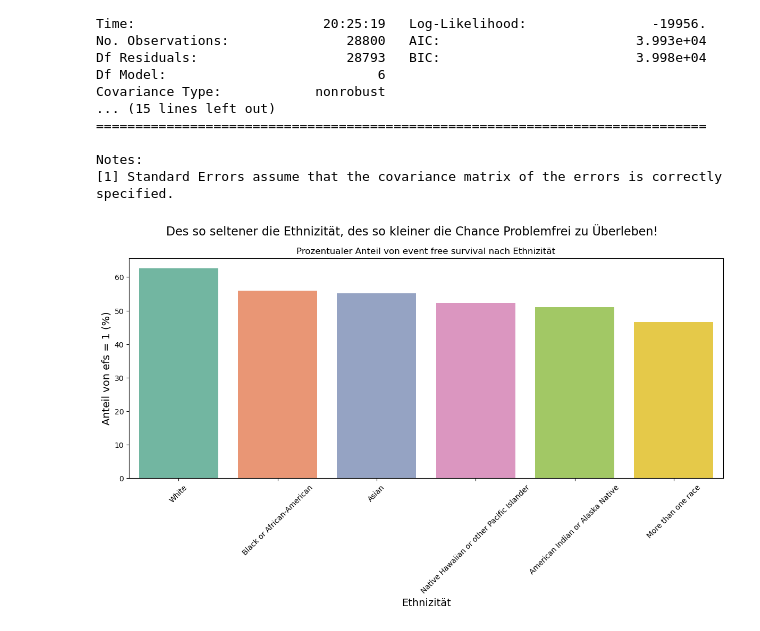
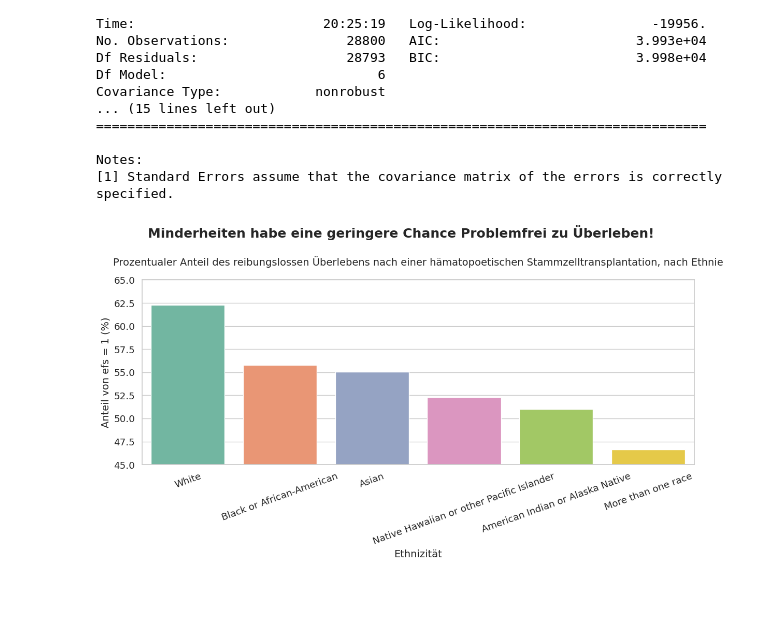
Before and after one commit to Rikamo1/Mittelstufenprojekt, a Jupyter notebook: story_telling.ipynb, the cells around one changed output. Drawn from its saved outputs; the diff is of its cells as text; code cells hidden in the pictures; blank space fills up the shorter version.

```diff
--- a/story_telling.ipynb
+++ b/story_telling.ipynb
@@ -76,37 +76,41 @@ Covariance Type:            nonrobust
 Notes:
 [1] Standard Errors assume that the covariance matrix of the errors is correctly specified.
 # %%
-# Annahme: df_train ist bereits geladen und enthält die Spalten "race_group" und "efs"
+import matplotlib.pyplot as plt
+import seaborn as sns
+
 # Stelle sicher, dass "race_group" als Kategorie interpretiert wird
 df_train['race_group'] = df_train['race_group'].astype('category')
 
 # Gruppiere nach race_group und berechne die Gesamtanzahl und die Anzahl der Fälle, bei denen efs == 1.0 gilt
 group_data = df_train.groupby('race_group').agg(
     total=('efs', 'count'),
     count_efs1=('efs', 'sum')
 ).reset_index()
 
 # Berechne den prozentualen Anteil
 group_data['percentage'] = group_data['count_efs1'] / group_data['total'] * 100
 
 # Ermittele die Reihenfolge der Race Groups, sortiert nach absteigendem Prozentwert
 ordered_groups = group_data.sort_values(by='percentage', ascending=False)['race_group']
 
 # Erstelle einen Balkenplot
 plt.figure(figsize=(12, 6))
 ax = sns.barplot(x='race_group', y='percentage', data=group_data, order=ordered_groups, palette="Set2")
 
+# Setze y-Achsenbegrenzung auf 50-60%
+ax.set_ylim(45, 65)
+
 # Setze Achsenbeschriftungen und Titel
 ax.set_xlabel("Ethnizität", fontsize=14)
 ax.set_ylabel("Anteil von efs = 1 (%)", fontsize=14)
-ax.set_title("Prozentualer Anteil von event free survival nach Ethnizität", fontsize=12)
-plt.suptitle("Des so seltener die Ethnizität, des so kleiner die Chance Problemfrei zu Überleben!", y=0.90, fontsize=16)
-
+ax.set_title("Prozentualer Anteil des reibungslossen Überlebens nach einer hämatopoetischen Stammzelltransplantation, nach Ethnie", fontsize=14, pad=20)
+plt.suptitle("Minderheiten habe eine geringere Chance problemfrei zu Überleben!", y=0.90, fontsize=18, fontweight="bold")
 
 # Passe das Layout an
 plt.tight_layout(rect=[0, 0, 1, 0.92])
 
-plt.xticks(rotation=45)
+plt.xticks(rotation = 20)
 plt.show()
 # %% [output]
-[figure, old version]
+[figure, new version]
```
Also changed, not shown: parts of 2 cells of this notebook.
